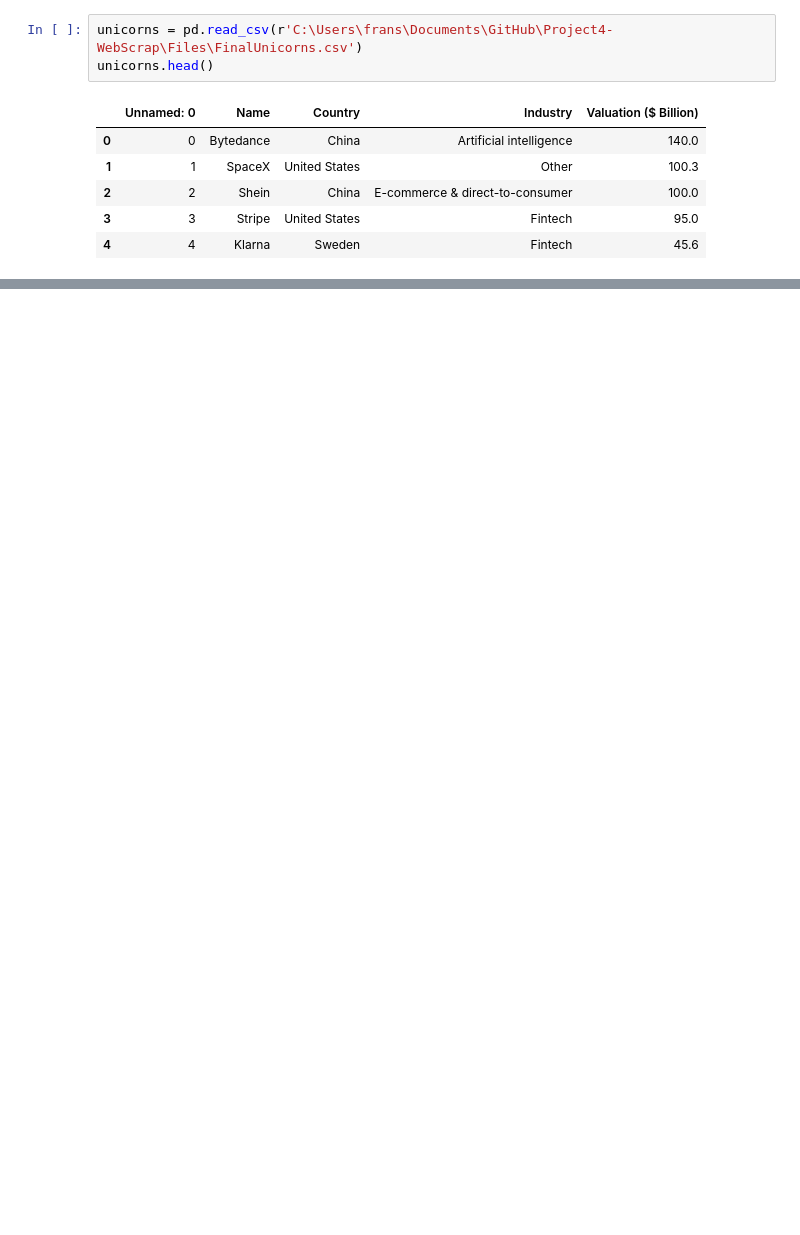
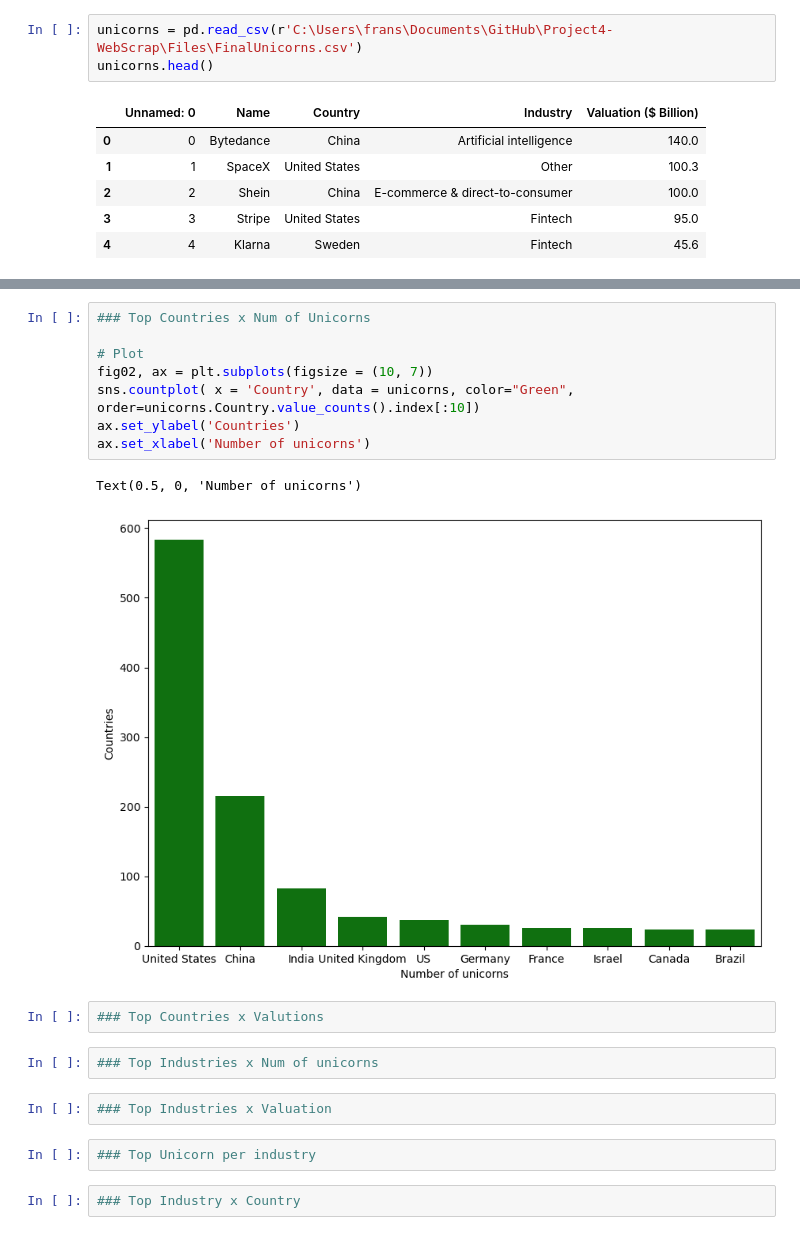
Before and after one commit to Frans-Grau/Project4-WebScrap, a Jupyter notebook: Insights/Unicorns.ipynb, the cells around one changed output, grey strips where cells are left out. Cells and saved outputs as stored; diff of their text form; blank space fills up the shorter version.

```diff
--- a/Insights/Unicorns.ipynb
+++ b/Insights/Unicorns.ipynb
@@ -12,0 +29,21 @@ unicorns.head()
+# %%
+### Top Countries x Num of Unicorns
+
+# Plot
+fig02, ax = plt.subplots(figsize = (10, 7))
+sns.countplot( x = 'Country', data = unicorns, color="Green", order=unicorns.Country.value_counts().index[:10])
+ax.set_ylabel('Countries')
+ax.set_xlabel('Number of unicorns')
+# %% [output]
+Text(0.5, 0, 'Number of unicorns')
+[figure, added]
+# %%
+### Top Countries x Valutions
+# %%
+### Top Industries x Num of unicorns
+# %%
+### Top Industries x Valuation
+# %%
+### Top Unicorn per industry
+# %%
+### Top Industry x Country
```
Also changed, not shown: parts of 2 cells of this notebook.
